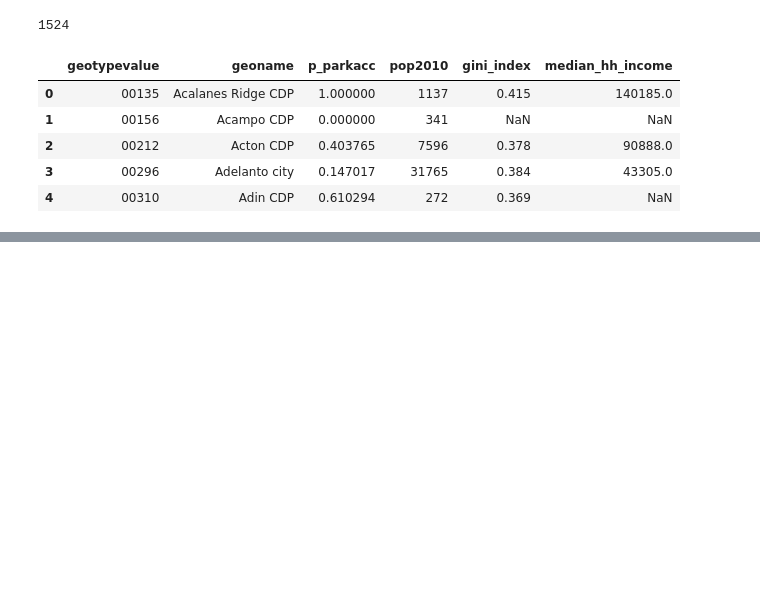
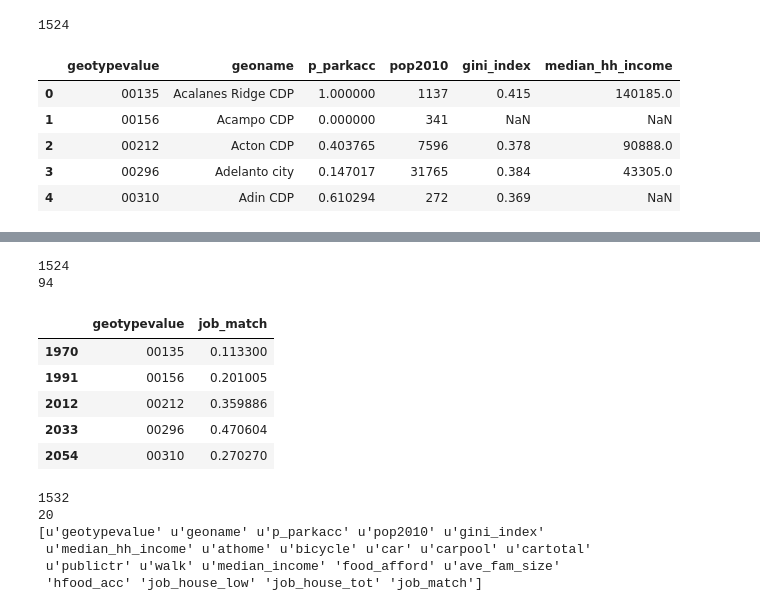
Before and after one commit to crsalviati/CA_Housing, a Jupyter notebook: Data_Build.ipynb, the cells around one changed output, grey strips where cells are left out. Drawn from its saved outputs; the diff is of its cells as text; code cells hidden in the pictures; blank space fills up the shorter version.

```diff
--- a/Data_Build.ipynb
+++ b/Data_Build.ipynb
@@ -202,0 +296,9 @@ transport.head(5)
+# %%
+#Read in HCI file for Jobs/Employed Residents Ratio
+tempurl = 'https://github.com/crsalviati/CA_Housing/raw/master/Raw_Data/HCI_JobsMatch_PL-MS-CO_769_4-24-15.xlsx'
+temp = pd.read_excel(tempurl, sheetname=0, converters={'geotypevalue':str,'county_fips':str})
+temp.columns = [x.lower() for x in temp.columns]
+print temp.shape[0]
+print temp.geotype.unique()
+print temp.reportyear.unique()
+print temp.columns.values
@@ -202,0 +315,31 @@ transport.head(5)
+# %%
+#Keep Place level data for all race, explore years available, limit to fields of interest, reshape data
+temp = temp[(temp.geotype=="PL") & (temp.race_eth_code == 9)]
+temp = temp[temp.strata_level_name_code==21] #Data is stratified by industry; for now just keep total, possibly revisit
+temp = temp[['geotypevalue', 'ratio']]
+temp.rename(columns={'ratio':'job_match'},inplace =True)
+print temp.shape[0]
+print temp.job_match.isnull().sum()
+temp.head(5)
+# %% [output]
+1524
+94
+|  | geotypevalue | job_match |
+| 1970 | 00135 | 0.113300 |
+| 1991 | 00156 | 0.201005 |
+| 2012 | 00212 | 0.359886 |
+| 2033 | 00296 | 0.470604 |
+| 2054 | 00310 | 0.270270 |
+# %%
+#Merge onto combined HCI df
+hci = pd.merge(hci, temp, on='geotypevalue', how='outer')
+print hci.shape[0]
+print hci.shape[1]
+print hci.columns.values
+# %% [output]
+1532
+20
+[u'geotypevalue' u'geoname' u'p_parkacc' u'pop2010' u'gini_index'
+ u'median_hh_income' u'athome' u'bicycle' u'car' u'carpool' u'cartotal'
+ u'publictr' u'walk' u'median_income' 'food_afford' u'ave_fam_size'
+ 'hfood_acc' 'job_house_low' 'job_house_tot' 'job_match']
```
Also changed, not shown: parts of 33 cells of this notebook, 2 other files.
